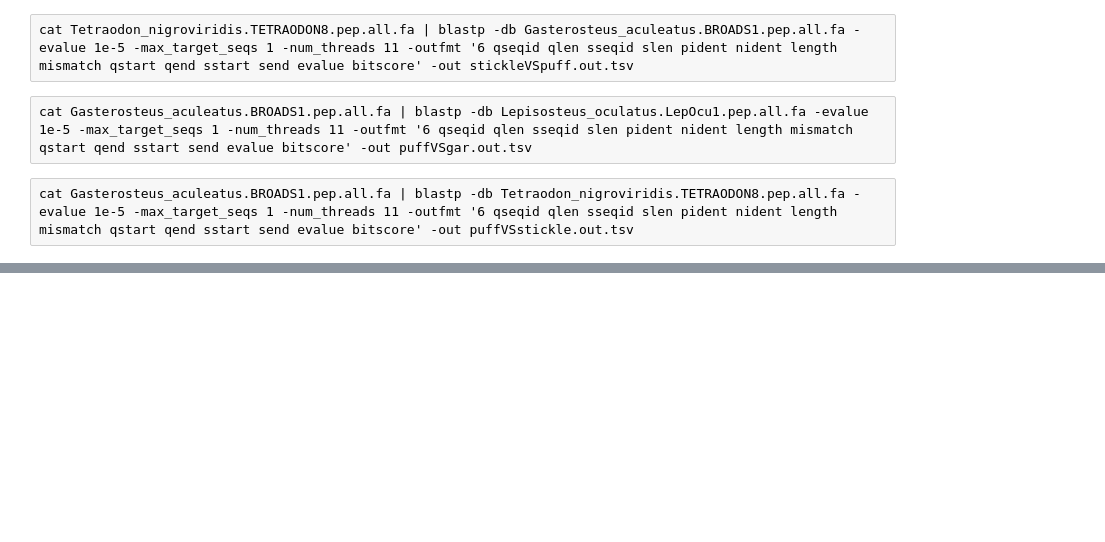
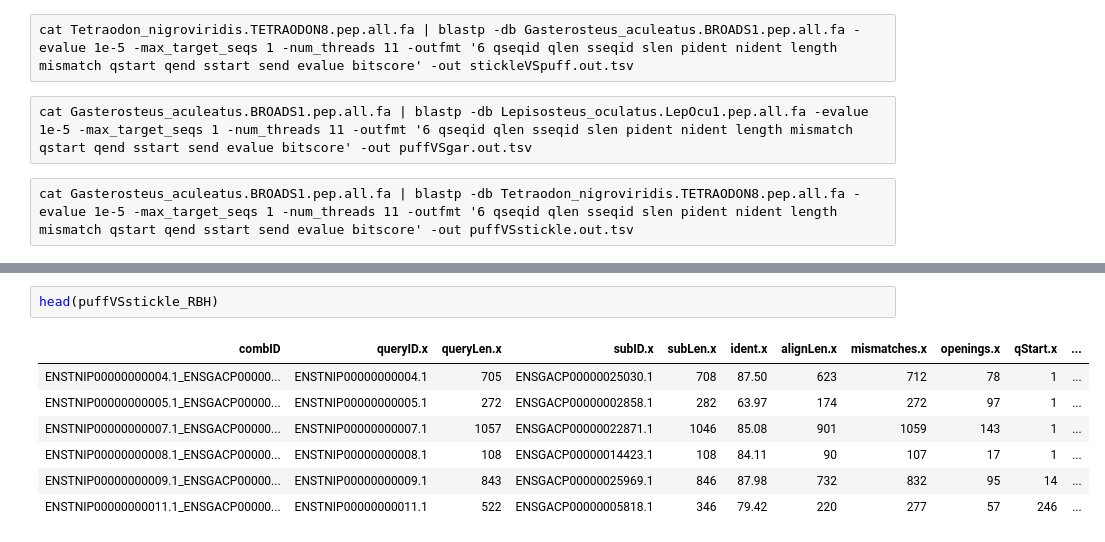
Before and after one commit to kohlkopf/TopicsInGenomicAnalysis, a Jupyter notebook: assignment3/assignment3.ipynb, the cells around one changed output, grey strips where cells are left out. Saved outputs shown, nothing was run; the diff lists cells and outputs as text; blank space fills up the shorter version.

```diff
--- a/assignment3/assignment3.ipynb
+++ b/assignment3/assignment3.ipynb
@@ -25,0 +118,10 @@ cat Gasterosteus_aculeatus.BROADS1.pep.all.fa | blastp -db Tetraodon_nigroviridi
+# %%
+head(puffVSstickle_RBH)
+# %% [output]
+| combID | queryID.x | queryLen.x | subID.x | subLen.x | ident.x | alignLen.x | mismatches.x | openings.x | qStart.x | ... |
+| ENSTNIP00000000004.1_ENSGACP00000... | ENSTNIP00000000004.1 | 705 | ENSGACP00000025030.1 | 708 | 87.50 | 623 | 712 | 78 | 1 | ... |
+| ENSTNIP00000000005.1_ENSGACP00000... | ENSTNIP00000000005.1 | 272 | ENSGACP00000002858.1 | 282 | 63.97 | 174 | 272 | 97 | 1 | ... |
+| ENSTNIP00000000007.1_ENSGACP00000... | ENSTNIP00000000007.1 | 1057 | ENSGACP00000022871.1 | 1046 | 85.08 | 901 | 1059 | 143 | 1 | ... |
+| ENSTNIP00000000008.1_ENSGACP00000... | ENSTNIP00000000008.1 | 108 | ENSGACP00000014423.1 | 108 | 84.11 | 90 | 107 | 17 | 1 | ... |
+| ENSTNIP00000000009.1_ENSGACP00000... | ENSTNIP00000000009.1 | 843 | ENSGACP00000025969.1 | 846 | 87.98 | 732 | 832 | 95 | 14 | ... |
+| ENSTNIP00000000011.1_ENSGACP00000... | ENSTNIP00000000011.1 | 522 | ENSGACP00000005818.1 | 346 | 79.42 | 220 | 277 | 57 | 246 | ... |
```
Also changed, not shown: parts of 35 cells of this notebook, 13 other files.
